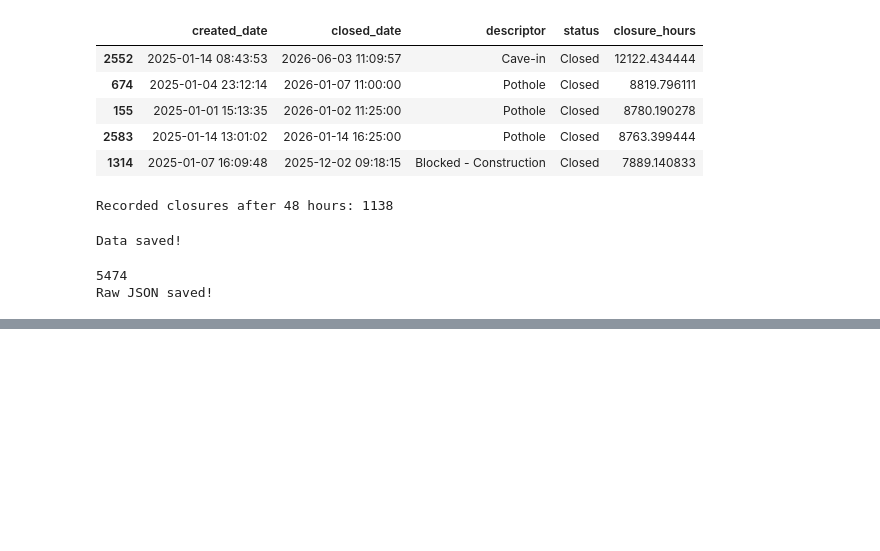
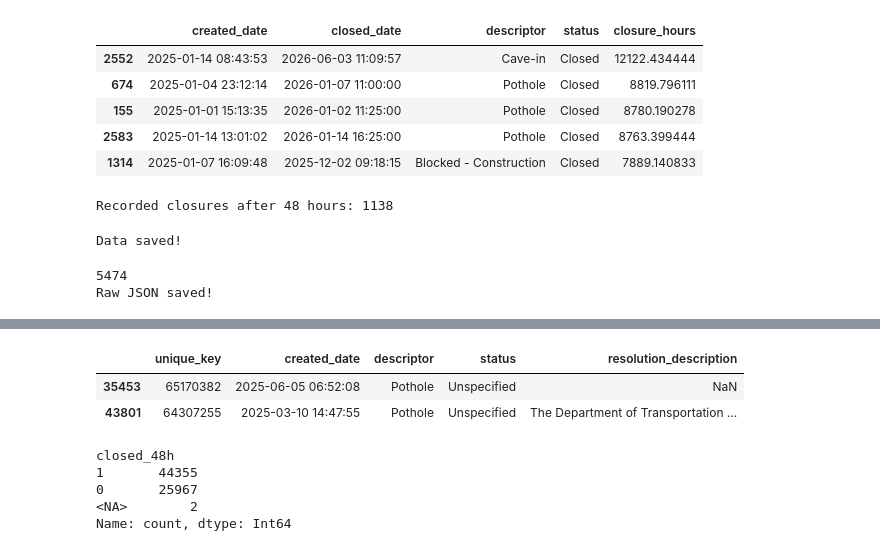
Before and after one commit to rengoku200/data1030-midterm-review, a Jupyter notebook: src/data_collection.ipynb, the cells around one changed output, grey strips where cells are left out. Cells and saved outputs as stored; diff of their text form; code cells hidden in the pictures; blank space fills up the shorter version.

```diff
--- a/src/data_collection.ipynb
+++ b/src/data_collection.ipynb
@@ -252,0 +595,24 @@ Raw JSON saved!
+# %%
+#Combining all of the months datasets to be in one cs file
+monthly_files = sorted(
+    Path("../data").glob("street_conditions_*2025*.csv")
+)
+
+monthly_frames = []
+
+for file in monthly_files:
+    df = pd.read_csv(file, dtype={"unique_key": str, "incident_zip": str})
+    monthly_frames.append(df)
+
+all_data = pd.concat(monthly_frames, ignore_index=True)
+
+print("Monthly files:", len(monthly_files))
+print("Total rows:", len(all_data))
+print("Duplicate IDs:", all_data["unique_key"].duplicated().sum())
+
+all_data.to_csv(
+    "../data/street_conditions_2025_combined.csv",
+    index=False
+)
+
+print("Combined dataset saved!")
@@ -252,0 +624,8 @@ Raw JSON saved!
+# %%
+missing_closure = all_data[
+    all_data["closed_date"].isna()
+]
+
+print("Missing closure dates:", len(missing_closure))
+
+display(missing_closure["status"].value_counts(dropna=False))
@@ -252,0 +639,14 @@ Raw JSON saved!
+# %%
+#Unspecified check
+
+display(
+    missing_closure.loc[
+        missing_closure["status"] == "Unspecified",
+        ["unique_key", "created_date", "descriptor",
+         "status", "resolution_description"]
+    ]
+)
+# %% [output]
+|  | unique_key | created_date | descriptor | status | resolution_description |
+| 35453 | 65170382 | 2025-06-05 06:52:08 | Pothole | Unspecified | NaN |
+| 43801 | 64307255 | 2025-03-10 14:47:55 | Pothole | Unspecified | The Department of Transportation ... |
@@ -252,0 +661,27 @@ Raw JSON saved!
+# %%
+#Binary assignment if its been closed within 48hrs or after
+hours = model_data["closure_hours"]
+
+# Known closure within 48 hours
+model_data.loc[
+    hours.notna() & (hours >= 0) & (hours <= 48),
+    "closed_48h"
+] = 1
+
+# Known closure after 48 hours
+model_data.loc[hours > 48, "closed_48h"] = 0
+
+# Missing closure date and status recorded as Pending or Open
+model_data.loc[
+    model_data["closed_date"].isna()
+    & model_data["status"].isin(["Pending", "Open"]),
+    "closed_48h"
+] = 0
+
+display(model_data["closed_48h"].value_counts(dropna=False))
+# %% [output]
+closed_48h
+1       44355
+0       25967
+<NA>        2
+Name: count, dtype: Int64
```
Also changed, not shown: parts of 18 cells of this notebook, 26 other files.
